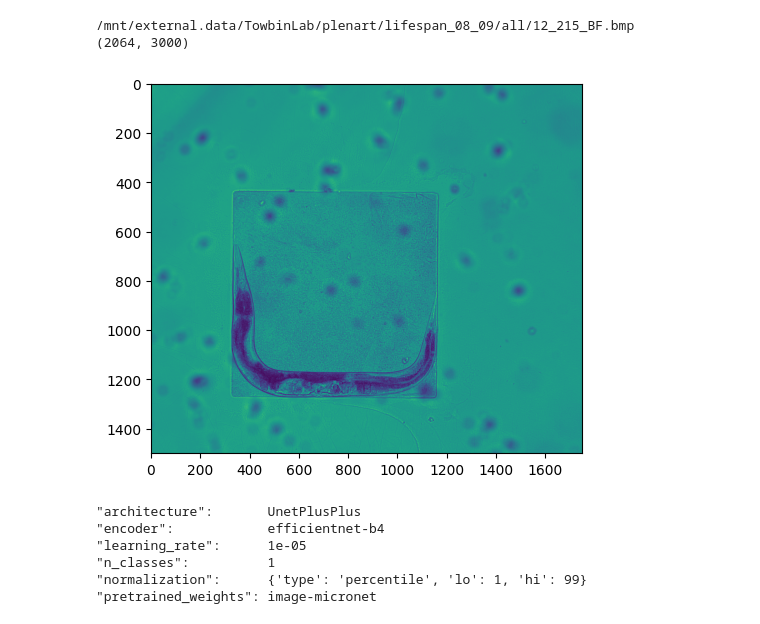
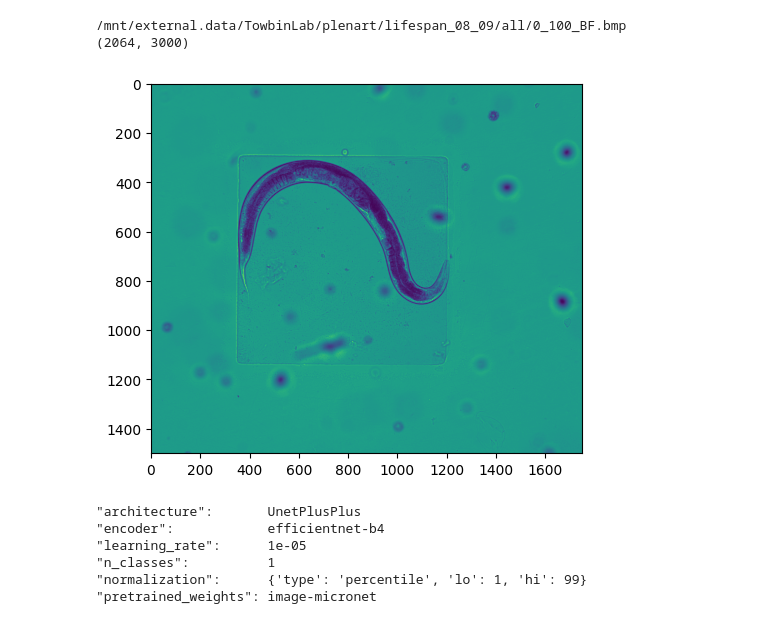
Before and after one commit to spsalmon/towbintools, a Jupyter notebook: towbintools/deep_learning/test_network.ipynb, the cells around one changed output. Cells and saved outputs as stored; diff of their text form; code cells hidden in the pictures.

```diff
--- a/towbintools/deep_learning/test_network.ipynb
+++ b/towbintools/deep_learning/test_network.ipynb
@@ -156,27 +156,27 @@ class LightningUnetPlusPlus(pl.LightningModule):
 		optimizer = torch.optim.Adam(self.parameters(), lr=self.learning_rate)
 		return optimizer
 # %%
-test_idx = 1800
+test_idx = 1
 print(images[test_idx])
 
 test_img = skio.imread(images[test_idx])
 # test_img = validation_dataframe.iloc[test_idx][image_column]
 # test_mask = validation_dataframe.iloc[test_idx][mask_column]
 
 # test_img = image_handling.read_tiff_file(test_img, [2])
 # test_mask = image_handling.read_tiff_file(test_mask)
 
 print(test_img.shape)
 test_img = test_img[250:1750, 750:2500]
 plt.imshow(test_img)
 plt.show()
 
 
 # plt.imshow(test_mask)
 # plt.show()
 # %% [output]
-/mnt/external.data/TowbinLab/plenart/lifespan_08_09/all/12_215_BF.bmp
+/mnt/external.data/TowbinLab/plenart/lifespan_08_09/all/0_100_BF.bmp
 (2064, 3000)
-[figure, old version]
+[figure, new version]
 # %%
 # model_path = "/home/spsalmon/towbintools/towbintools/deep_learning/unet_lightning_test/unetplusplus_no_pretrain_tversky.ckpt"
```
Also changed, not shown: parts of 10 cells of this notebook, 5 other files.
